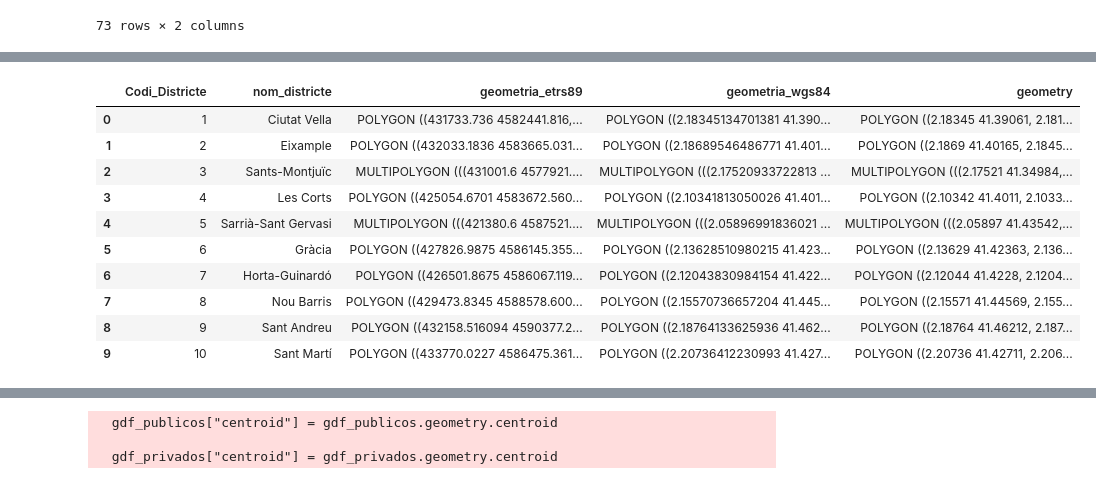
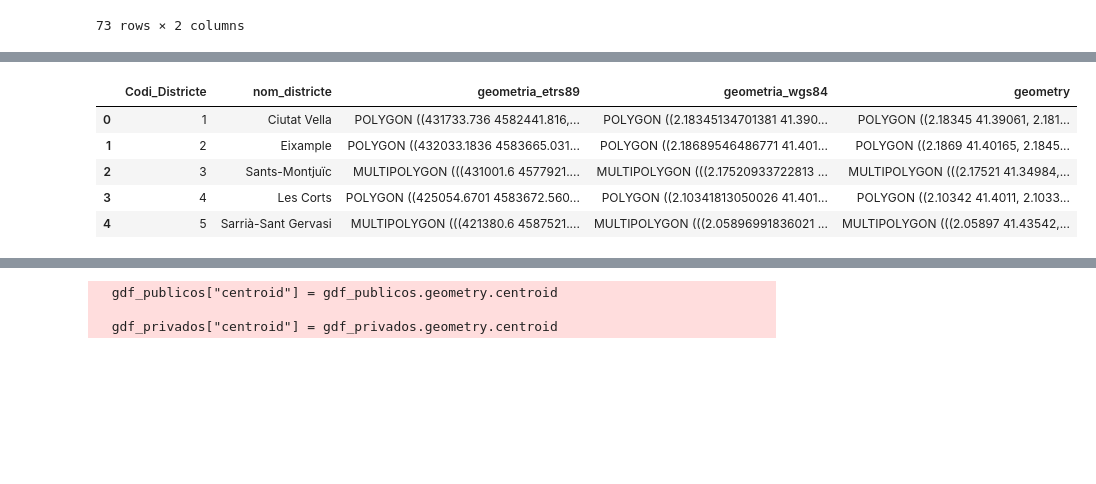
Before and after one commit to annaszymanskicortes/truco-o-dato, a Jupyter notebook: notebook_ana.ipynb, the cells around one changed output, grey strips where cells are left out. Saved outputs shown, nothing was run; the diff lists cells and outputs as text; code cells hidden in the pictures; blank space fills up the shorter version.

```diff
--- a/notebook_ana.ipynb
+++ b/notebook_ana.ipynb
@@ -178,20 +167,15 @@ df_resultados_distrito
 # %%
 
 df_bcn_disctricts=gpd.read_file('barcelona_districts_clean.geojson')
 
-df_bcn_disctricts
+df_bcn_disctricts.head()
 # %% [output]
 |  | Codi_Districte | nom_districte | geometria_etrs89 | geometria_wgs84 | geometry |
 | 0 | 1 | Ciutat Vella | POLYGON ((431733.736 4582441.816,... | POLYGON ((2.18345134701381 41.390... | POLYGON ((2.18345 41.39061, 2.181... |
 | 1 | 2 | Eixample | POLYGON ((432033.1836 4583665.031... | POLYGON ((2.18689546486771 41.401... | POLYGON ((2.1869 41.40165, 2.1845... |
 | 2 | 3 | Sants-Montjuïc | MULTIPOLYGON (((431001.6 4577921.... | MULTIPOLYGON (((2.17520933722813 ... | MULTIPOLYGON (((2.17521 41.34984,... |
 | 3 | 4 | Les Corts | POLYGON ((425054.6701 4583672.560... | POLYGON ((2.10341813050026 41.401... | POLYGON ((2.10342 41.4011, 2.1033... |
 | 4 | 5 | Sarrià-Sant Gervasi | MULTIPOLYGON (((421380.6 4587521.... | MULTIPOLYGON (((2.05896991836021 ... | MULTIPOLYGON (((2.05897 41.43542,... |
-| 5 | 6 | Gràcia | POLYGON ((427826.9875 4586145.355... | POLYGON ((2.13628510980215 41.423... | POLYGON ((2.13629 41.42363, 2.136... |
-| 6 | 7 | Horta-Guinardó | POLYGON ((426501.8675 4586067.119... | POLYGON ((2.12043830984154 41.422... | POLYGON ((2.12044 41.4228, 2.1204... |
-| 7 | 8 | Nou Barris | POLYGON ((429473.8345 4588578.600... | POLYGON ((2.15570736657204 41.445... | POLYGON ((2.15571 41.44569, 2.155... |
-| 8 | 9 | Sant Andreu | POLYGON ((432158.516094 4590377.2... | POLYGON ((2.18764133625936 41.462... | POLYGON ((2.18764 41.46212, 2.187... |
-| 9 | 10 | Sant Martí | POLYGON ((433770.0227 4586475.361... | POLYGON ((2.20736412230993 41.427... | POLYGON ((2.20736 41.42711, 2.206... |
 # %%
 
 
```
Also changed, not shown: parts of 8 cells of this notebook, 1 other file.
